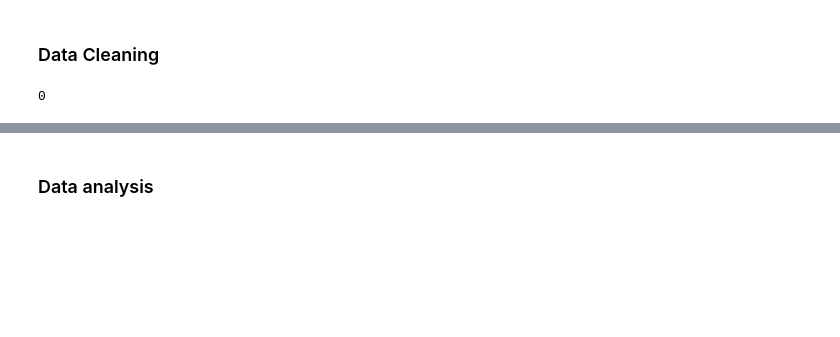
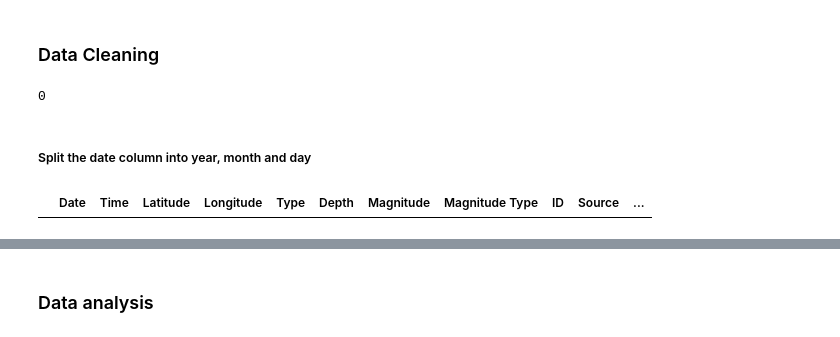
Before and after one commit to Oma-san/earthquake, a Jupyter notebook: earthquake data.ipynb, the cells around one changed output, grey strips where cells are left out. Cells and saved outputs as stored; diff of their text form; code cells hidden in the pictures; blank space fills up the shorter version.

```diff
--- a/earthquake data.ipynb
+++ b/earthquake data.ipynb
@@ -90,0 +45,2 @@ df_copy.dropna(inplace=True)
+# %% [markdown]
+##### Split the date column into year, month and day
@@ -90,0 +57,5 @@ df_copy.dropna(inplace=True)
+# %%
+# check to confirm there are no null values because there were three values that were not split into day and year, there were just in month
+df_year[df_year['month']=='2011-03-13T02:23:34.520Z']
+# %% [output]
+|  | Date | Time | Latitude | Longitude | Type | Depth | Magnitude | Magnitude Type | ID | Source | ... |
```
Also changed, not shown: parts of 31 cells of this notebook.
